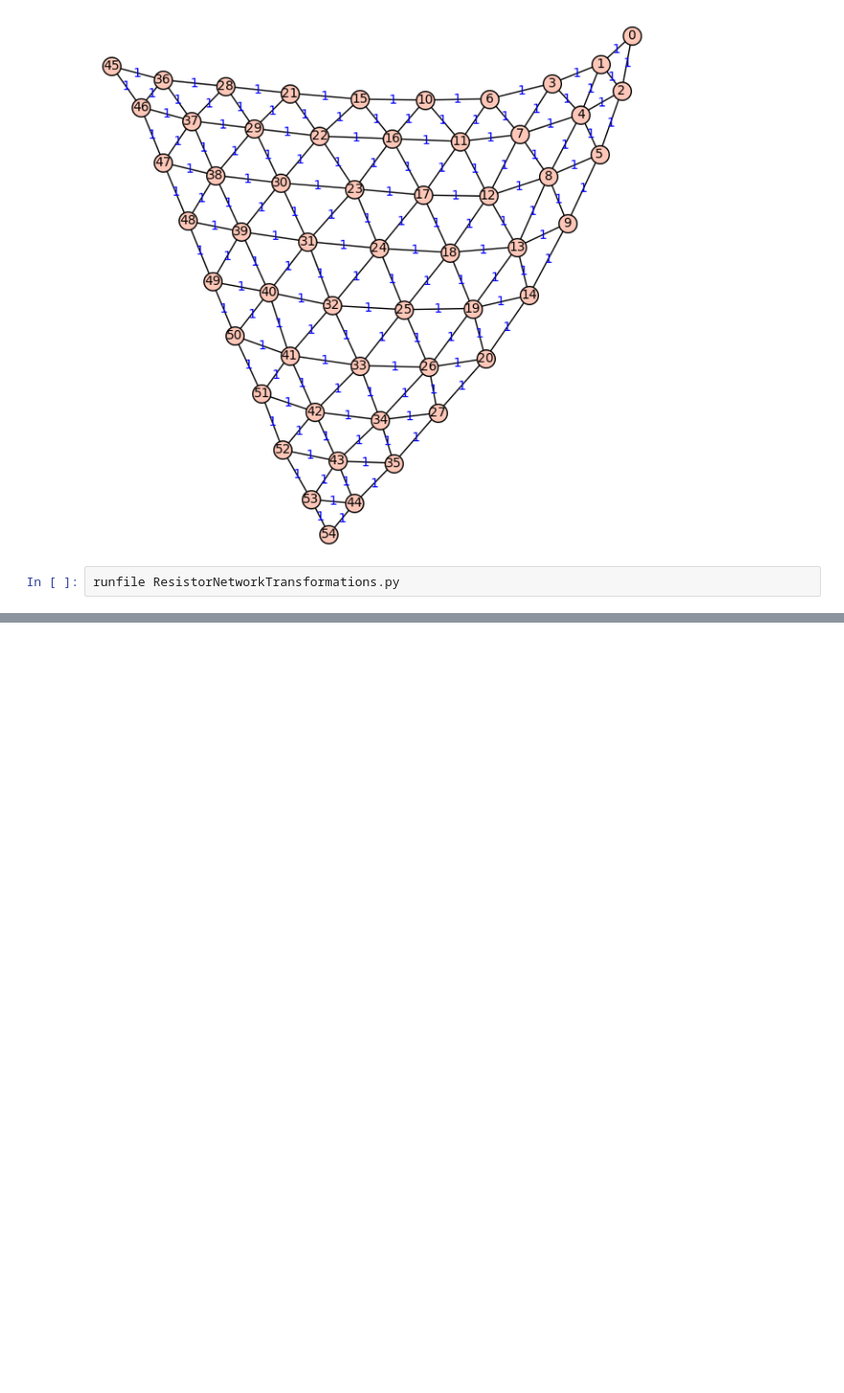
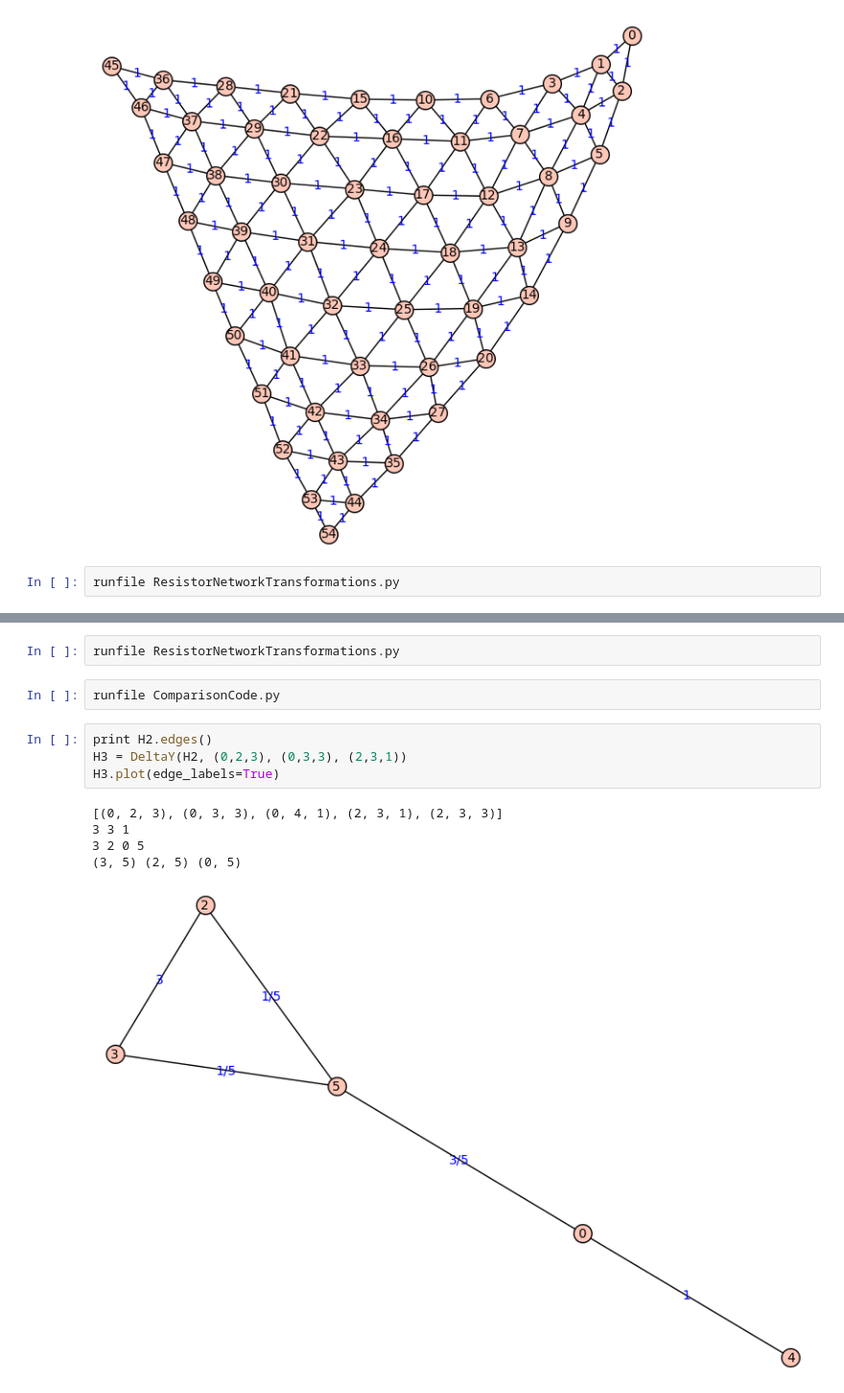
Before and after one commit to mathmanda/SGTCode, a Jupyter notebook: Resistance for SuperTriangles.ipynb, the cells around one changed output, grey strips where cells are left out. Shown at 96% size. Drawn from its saved outputs; the diff is of its cells as text; blank space fills up the shorter version.

```diff
--- a/Resistance for SuperTriangles.ipynb
+++ b/Resistance for SuperTriangles.ipynb
@@ -297,0 +312,14 @@ Looped multi-graph on 4 vertices
+# %%
+runfile ResistorNetworkTransformations.py
+# %%
+runfile ComparisonCode.py
+# %%
+print H2.edges()
+H3 = DeltaY(H2, (0,2,3), (0,3,3), (2,3,1))
+H3.plot(edge_labels=True)
+# %% [output]
+[(0, 2, 3), (0, 3, 3), (0, 4, 1), (2, 3, 1), (2, 3, 3)]
+3 3 1
+3 2 0 5
+(3, 5) (2, 5) (0, 5)
+[figure, added]
```
Also changed, not shown: parts of 8 cells of this notebook, 2 other files.
